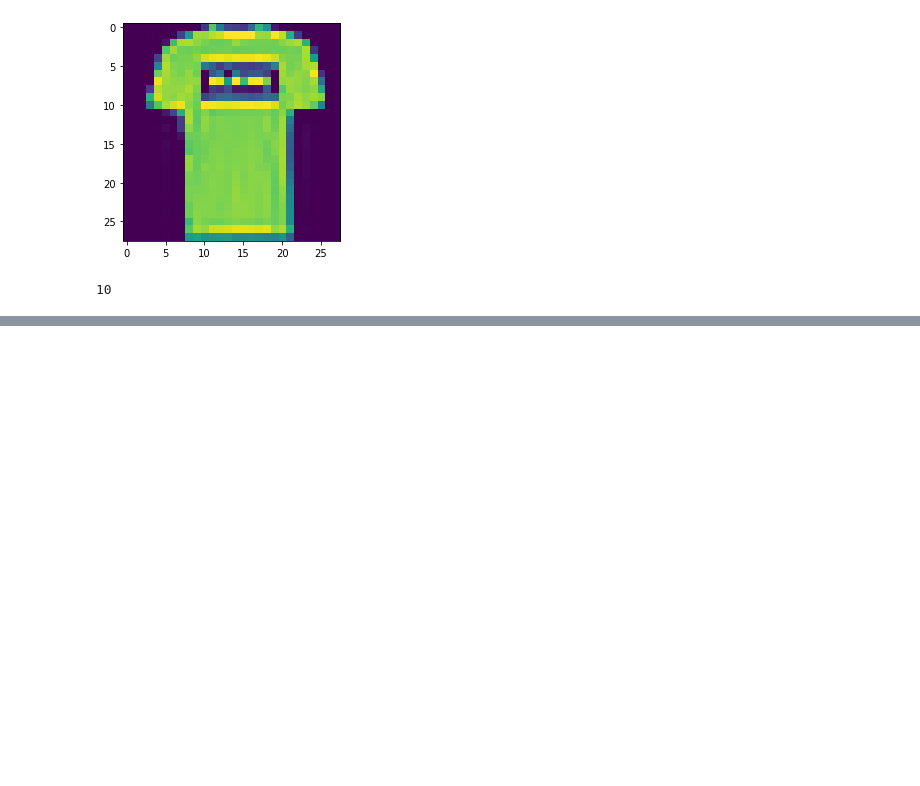
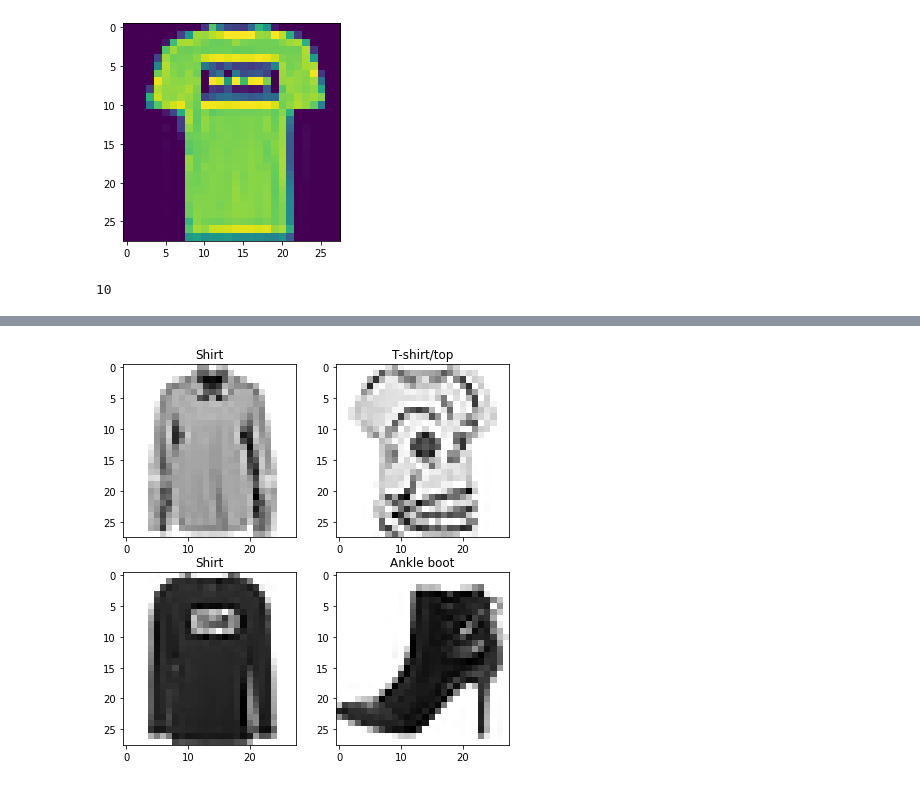
Before and after one commit to FidelM345/Tensorflow_fundamentals, a Jupyter notebook: neuralnet_classification/neuralnet_classification_intro.ipynb, the cells around one changed output, grey strips where cells are left out. Drawn from its saved outputs; the diff is of its cells as text; code cells hidden in the pictures; blank space fills up the shorter version.

```diff
--- a/neuralnet_classification/neuralnet_classification_intro.ipynb
+++ b/neuralnet_classification/neuralnet_classification_intro.ipynb
@@ -365,0 +347,15 @@ Pl
+# %%
+#Plotting multiple random images from the MNIST fashion dataset
+import random
+
+plt.figure(figsize=(7,7))
+
+#loop for showing 4 images at the sametime
+for i in range(4):
+    ax = plt.subplot(2,2,i+1)
+    #select random indicies from the mnist dataset [0-59999] indicies can be selected
+    rand_index = random.choice(range(len(train_data)))
+    plt.imshow(train_data[rand_index], cmap=plt.cm.binary)
+    plt.title(class_name[train_labels[rand_index]])
+# %% [output]
+[figure, added]
```
Also changed, not shown: parts of 36 cells of this notebook, 9 other files.
